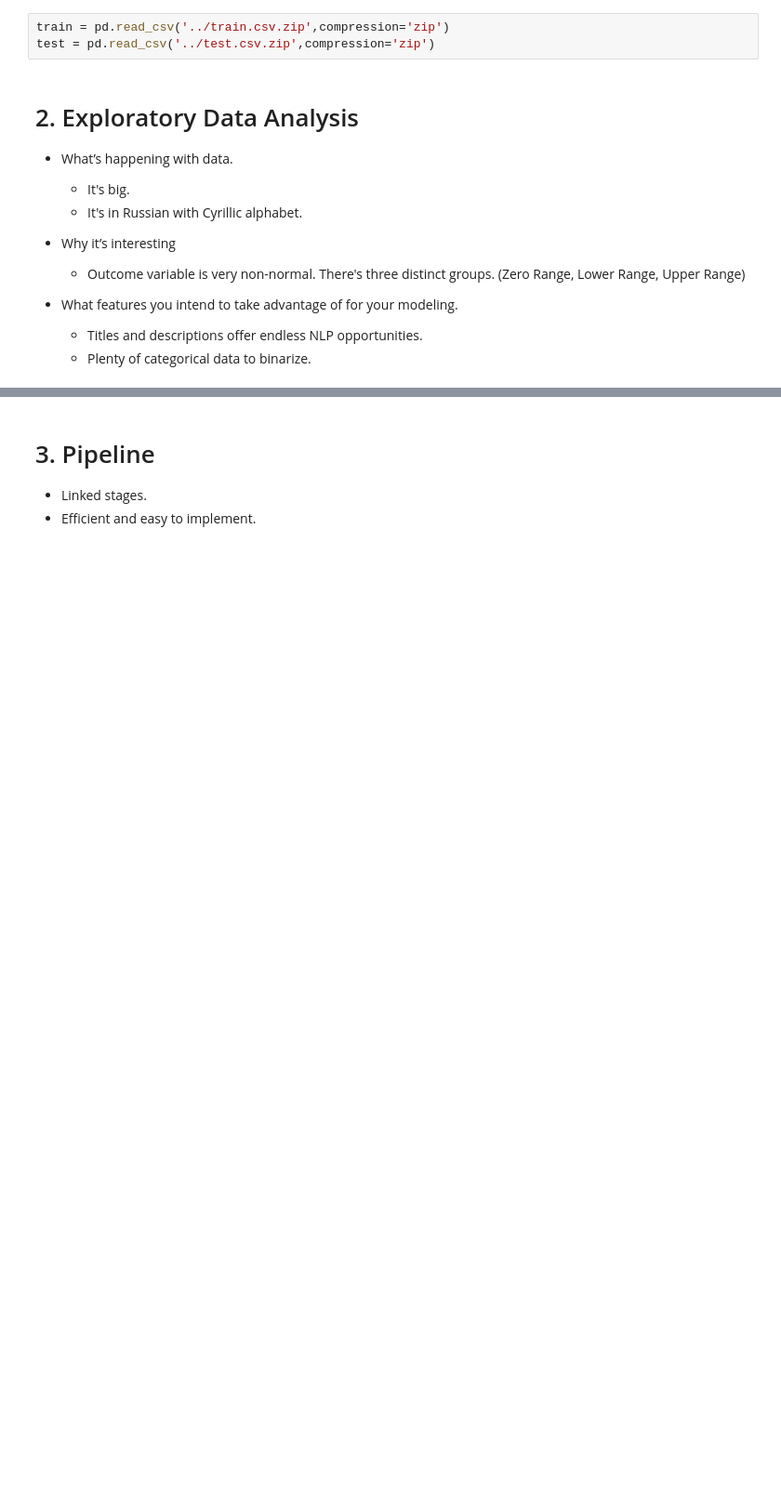
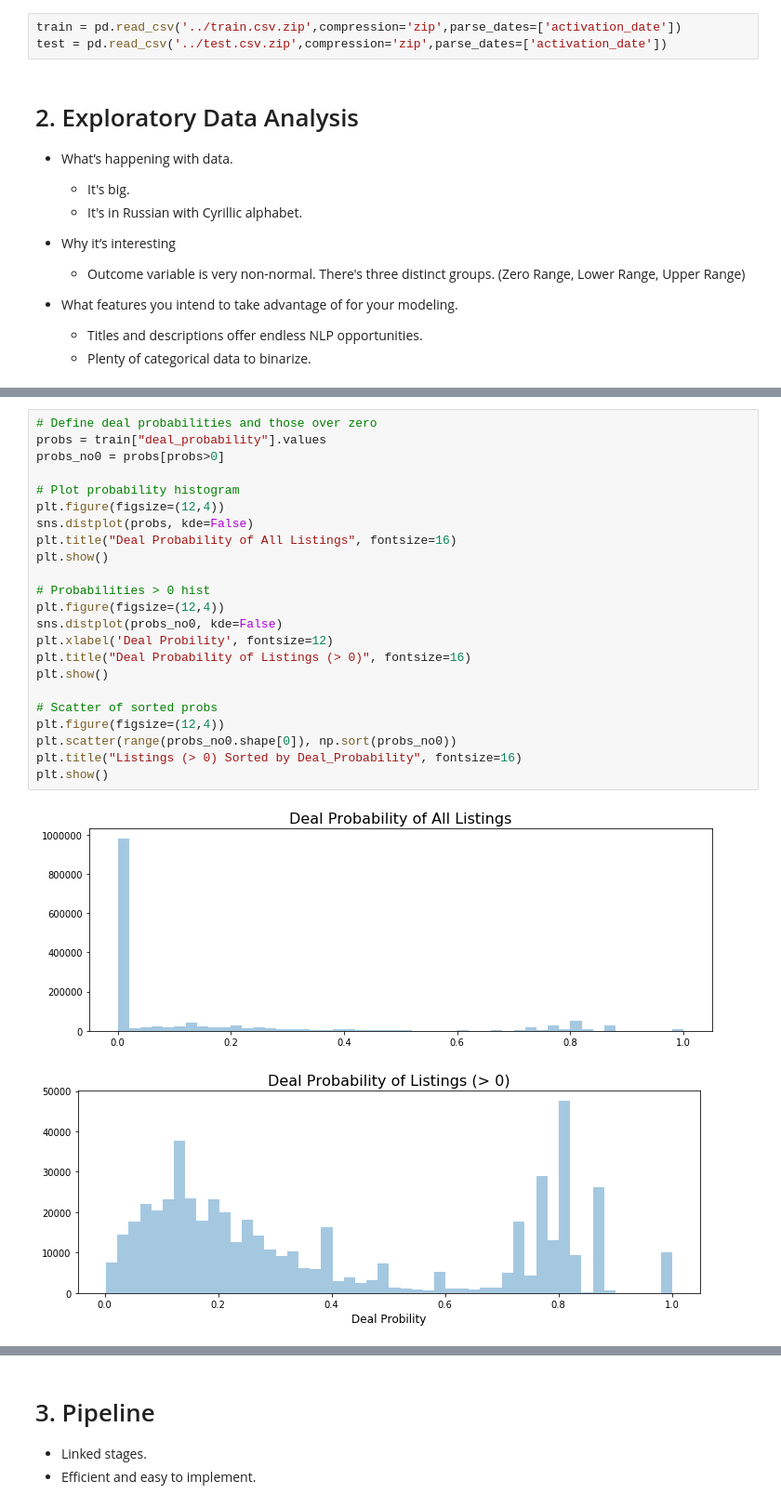
Before and after one commit to MiguelNiblock/Deep-NLP_Predicting-Ad-Demand, a Jupyter notebook: notebooks/final_model/final_pipeline.ipynb, the cells around one changed output, grey strips where cells are left out. Shown at 93% size. Saved outputs shown, nothing was run; the diff lists cells and outputs as text; blank space fills up the shorter version.

```diff
--- a/notebooks/final_model/final_pipeline.ipynb
+++ b/notebooks/final_model/final_pipeline.ipynb
@@ -25,6 +40,6 @@ color = sns.color_palette()
 # %%
-train = pd.read_csv('../train.csv.zip',compression='zip')
-test = pd.read_csv('../test.csv.zip',compression='zip')
+train = pd.read_csv('../train.csv.zip',compression='zip',parse_dates=['activation_date'])
+test = pd.read_csv('../test.csv.zip',compression='zip',parse_dates=['activation_date'])
 # %% [markdown]
 # 2. Exploratory Data Analysis
 
@@ -42,0 +67,26 @@ test = pd.read_csv('../test.csv.zip',compression='zip')
+# %%
+# Define deal probabilities and those over zero
+probs = train["deal_probability"].values
+probs_no0 = probs[probs>0]
+
+# Plot probability histogram
+plt.figure(figsize=(12,4))
+sns.distplot(probs, kde=False)
+plt.title("Deal Probability of All Listings", fontsize=16)
+plt.show()
+
+# Probabilities > 0 hist
+plt.figure(figsize=(12,4))
+sns.distplot(probs_no0, kde=False)
+plt.xlabel('Deal Probility', fontsize=12)
+plt.title("Deal Probability of Listings (> 0)", fontsize=16)
+plt.show()
+
+# Scatter of sorted probs
+plt.figure(figsize=(12,4))
+plt.scatter(range(probs_no0.shape[0]), np.sort(probs_no0))
+plt.title("Listings (> 0) Sorted by Deal_Probability", fontsize=16)
+plt.show()
+# %% [output]
+[figure, added]
+[figure, added]
```
Also changed, not shown: parts of 242 cells of this notebook, 3 other files.
